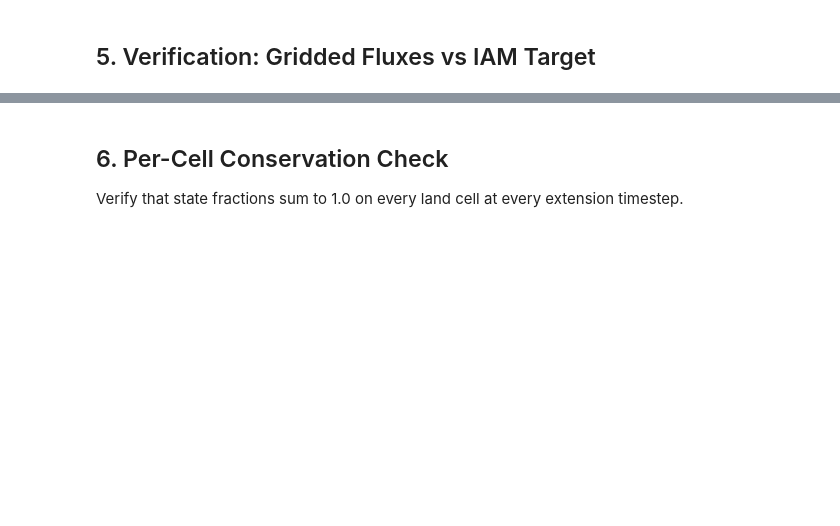
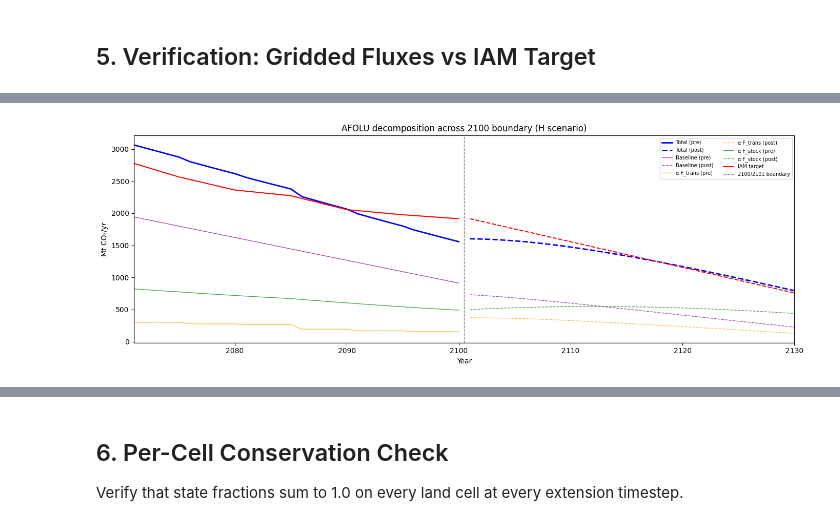
Before and after one commit to benmsanderson/extend-luh, a Jupyter notebook: notebooks/04_verify_afolu.ipynb, the cells around one changed output, grey strips where cells are left out. Cells and saved outputs as stored; diff of their text form; code cells hidden in the pictures; blank space fills up the shorter version.

```diff
--- a/notebooks/04_verify_afolu.ipynb
+++ b/notebooks/04_verify_afolu.ipynb
@@ -267 +279,100 @@ Post-2100 verification (during ramp):
   WARN: large residuals
+# %%
+# ── Diagnostic: understand the 2100 jump ──
+# Compare the last pre-2100 AFOLU value to the first post-2100 value,
+# and decompose into the three channels.
+
+# Last pre-2100 values
+afolu_pre_last = calibrated_pre[-1]
+afolu_2100_iam = afolu_target.loc[2100]
+afolu_post_first = ext_calib[0]
+
+print("=== AFOLU at the 2100 boundary ===")
+print(f"  IAM target @ 2100:       {afolu_2100_iam:.1f} Mt CO₂/yr")
+print(f"  Calibrated @ 2100:       {afolu_pre_last:.1f} Mt CO₂/yr")
+print(f"  Extension  @ 2101:       {afolu_post_first:.1f} Mt CO₂/yr")
+print(f"  Jump (2101 - 2100 cal):  {afolu_post_first - afolu_pre_last:.1f} Mt CO₂/yr")
+print()
+
+# Pre-2100 components at last year
+t_last = time_trend_pre[-1]
+print("=== Pre-2100 decomposition (last year) ===")
+print(f"  β                     = {beta:.1f}")
+print(f"  γ·t({input_flux_years[-1]})            = {gamma * t_last:.1f}")
+print(f"  α_trans·F_trans       = {alpha_trans * transition_flux_pre[-1]:.1f}")
+print(f"  α_stock·F_stock       = {alpha_stock * stock_flux_pre[-1]:.1f}")
+print(f"  Sum                   = {beta + gamma*t_last + alpha_trans*transition_flux_pre[-1] + alpha_stock*stock_flux_pre[-1]:.1f}")
+print()
+
+# Post-2100 components at first year
+print("=== Post-2100 decomposition (2101) ===")
+print(f"  baseline × r(2101)    = {baseline * ramp_for_ext[0]:.1f}  (baseline={baseline:.1f}, r={ramp_for_ext[0]:.4f})")
+print(f"  α_trans·F_trans(2101) = {alpha_trans * ext_transition[0]:.1f}  (F_trans={ext_transition[0]:.1f})")
+print(f"  α_stock·F_stock(2101) = {alpha_stock * ext_stock[0]:.1f}  (F_stock={ext_stock[0]:.1f})")
+print(f"  Sum                   = {baseline*ramp_for_ext[0] + alpha_trans*ext_transition[0] + alpha_stock*ext_stock[0]:.1f}")
+print()
+
+# The key question: how does the baseline term change?
+# Pre-2100: β + γ·t (where t changes each year)
+# Post-2100: (β + γ·t₂₁₀₀) × r(t)
+# At 2100: pre-model = β + γ·t₂₁₀₀  (same as baseline)
+# At 2101: post-model = baseline × r(2101)
+print("=== Baseline continuity ===")
+print(f"  Pre-2100 baseline @ 2100:  β + γ·t₂₁₀₀ = {beta + gamma * time_2100:.1f}")
+print(f"  Post-2100 baseline @ 2101: baseline × r(2101) = {baseline * ramp_for_ext[0]:.1f}")
+print(f"  If r(2101)=1 it would be:  {baseline:.1f}")
+print(f"  r(2101) = {ramp_for_ext[0]:.6f}")
+print()
+
+# Transition flux continuity
+print("=== Transition flux continuity ===")
+print(f"  Pre:  F_trans last = {transition_flux_pre[-1]:.1f} Mt CO₂/yr")
+print(f"  Post: F_trans(2101) = {ext_transition[0]:.1f} Mt CO₂/yr (= gridded delta × C_dens)")
+print(f"  Ratio: {ext_transition[0]/transition_flux_pre[-1]:.4f}  (expect ~r(2101)={ramp_for_ext[0]:.4f})")
+print()
+
+# Stock flux continuity
+print("=== Stock flux continuity ===")
+print(f"  Pre:  F_stock last = {stock_flux_pre[-1]:.1f} Mt CO₂/yr")
+print(f"  Post: F_stock(2101) = {ext_stock[0]:.1f} Mt CO₂/yr")
+print(f"  Change: {ext_stock[0] - stock_flux_pre[-1]:.1f} Mt CO₂/yr")
+print()
+
+# Show the first 30 years of the decomposition
+fig, ax = plt.subplots(figsize=(14, 5))
+yrs_pre_plot = input_flux_years[-30:]
+yrs_post_plot = full_ext_years[:30]
+
+# Pre-2100 components (last 30 years)
+pre_baseline = beta + gamma * time_trend_pre[-30:]
+pre_trans = alpha_trans * transition_flux_pre[-30:]
+pre_stock = alpha_stock * stock_flux_pre[-30:]
+
+# Post-2100 components (first 30 years)
+post_baseline = baseline * ramp_for_ext[:30]
+post_trans = alpha_trans * ext_transition[:30]
+post_stock = alpha_stock * ext_stock[:30]
+
+ax.plot(yrs_pre_plot, calibrated_pre[-30:], 'b-', lw=2, label='Total (pre)')
+ax.plot(yrs_post_plot, ext_calib[:30], 'b--', lw=2, label='Total (post)')
+ax.plot(yrs_pre_plot, pre_baseline, 'purple', ls='-', lw=1, alpha=0.7, label='Baseline (pre)')
+ax.plot(yrs_post_plot, post_baseline, 'purple', ls='--', lw=1, alpha=0.7, label='Baseline (post)')
+ax.plot(yrs_pre_plot, pre_trans, 'orange', ls='-', lw=1, alpha=0.7, label='α·F_trans (pre)')
+ax.plot(yrs_post_plot, post_trans, 'orange', ls='--', lw=1, alpha=0.7, label='α·F_trans (post)')
+ax.plot(yrs_pre_plot, pre_stock, 'green', ls='-', lw=1, alpha=0.7, label='α·F_stock (pre)')
+ax.plot(yrs_post_plot, post_stock, 'green', ls='--', lw=1, alpha=0.7, label='α·F_stock (post)')
+
+# IAM target
+iam_pre = afolu_target.loc[yrs_pre_plot[0]:yrs_pre_plot[-1]]
+iam_post = np.array([afolu_target.loc[yr] if yr in afolu_target.index else 0.0 for yr in yrs_post_plot])
+ax.plot(iam_pre.index, iam_pre.values, 'r-', lw=1.5, label='IAM target')
+ax.plot(yrs_post_plot, iam_post, 'r--', lw=1.5)
+
+ax.axvline(2100.5, color='gray', ls='--', lw=1, label='2100/2101 boundary')
+ax.axhline(0, color='k', lw=0.5)
+ax.set_xlabel('Year'); ax.set_ylabel('Mt CO₂/yr')
+ax.set_title('AFOLU decomposition across 2100 boundary (H scenario)')
+ax.legend(fontsize=7, ncol=2, loc='upper right')
+ax.set_xlim(yrs_pre_plot[0], yrs_post_plot[-1])
+plt.tight_layout(); plt.show()
+# %% [output]
@@ -267,0 +396 @@ Post-2100 verification (during ramp):
+[figure, added]
```
Also changed, not shown: parts of 14 cells of this notebook, 10 other files.
